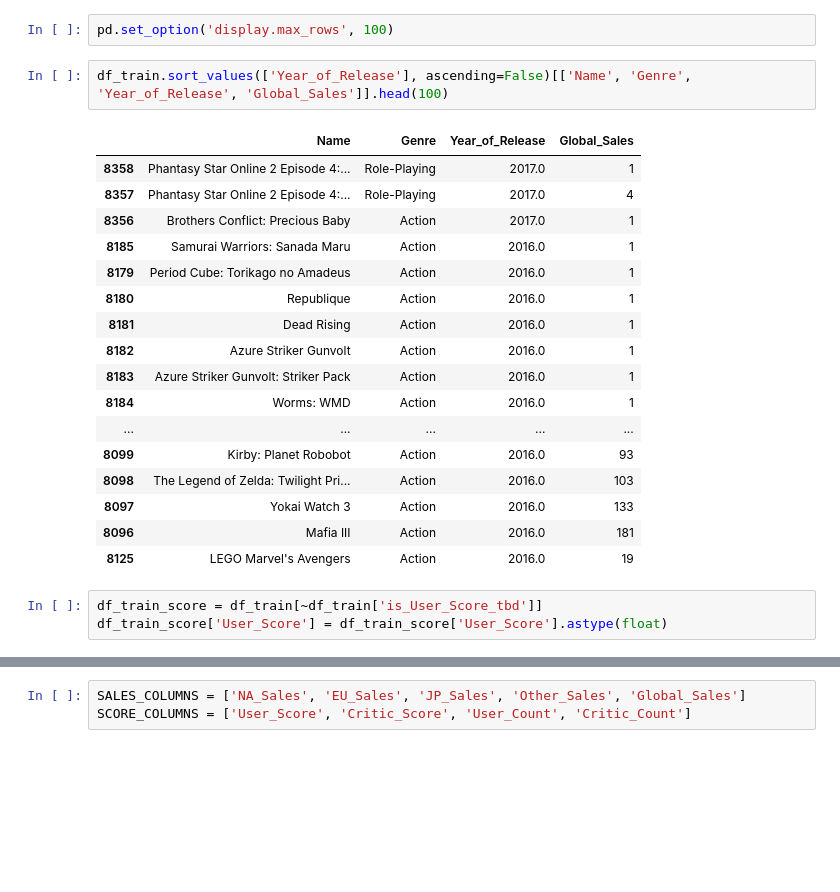
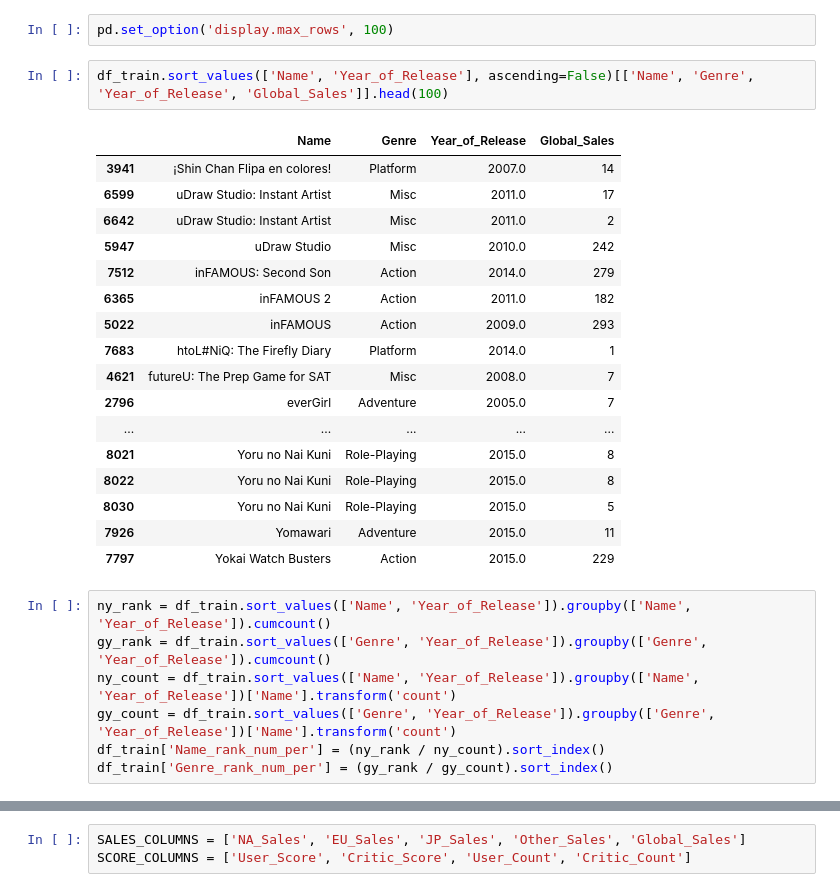
Before and after one commit to cfiken/atmacup8, a Jupyter notebook: notebook/293_eda.ipynb, the cells around one changed output, grey strips where cells are left out. Cells and saved outputs as stored; diff of their text form; blank space fills up the shorter version.

```diff
--- a/notebook/293_eda.ipynb
+++ b/notebook/293_eda.ipynb
@@ -134,25 +134,29 @@ test_others = {
 # %%
 pd.set_option('display.max_rows', 100)
 # %%
-df_train.sort_values(['Year_of_Release'], ascending=False)[['Name', 'Genre', 'Year_of_Release', 'Global_Sales']].head(100)
+df_train.sort_values(['Name', 'Year_of_Release'], ascending=False)[['Name', 'Genre', 'Year_of_Release', 'Global_Sales']].head(100)
 # %% [output]
 |  | Name | Genre | Year_of_Release | Global_Sales |
-| 8358 | Phantasy Star Online 2 Episode 4:... | Role-Playing | 2017.0 | 1 |
-| 8357 | Phantasy Star Online 2 Episode 4:... | Role-Playing | 2017.0 | 4 |
-| 8356 | Brothers Conflict: Precious Baby | Action | 2017.0 | 1 |
-| 8185 | Samurai Warriors: Sanada Maru | Action | 2016.0 | 1 |
-| 8179 | Period Cube: Torikago no Amadeus | Action | 2016.0 | 1 |
-| 8180 | Republique | Action | 2016.0 | 1 |
-| 8181 | Dead Rising | Action | 2016.0 | 1 |
-| 8182 | Azure Striker Gunvolt | Action | 2016.0 | 1 |
-| 8183 | Azure Striker Gunvolt: Striker Pack | Action | 2016.0 | 1 |
-| 8184 | Worms: WMD | Action | 2016.0 | 1 |
+| 3941 | ¡Shin Chan Flipa en colores! | Platform | 2007.0 | 14 |
+| 6599 | uDraw Studio: Instant Artist | Misc | 2011.0 | 17 |
+| 6642 | uDraw Studio: Instant Artist | Misc | 2011.0 | 2 |
+| 5947 | uDraw Studio | Misc | 2010.0 | 242 |
+| 7512 | inFAMOUS: Second Son | Action | 2014.0 | 279 |
+| 6365 | inFAMOUS 2 | Action | 2011.0 | 182 |
+| 5022 | inFAMOUS | Action | 2009.0 | 293 |
+| 7683 | htoL#NiQ: The Firefly Diary | Platform | 2014.0 | 1 |
+| 4621 | futureU: The Prep Game for SAT | Misc | 2008.0 | 7 |
+| 2796 | everGirl | Adventure | 2005.0 | 7 |
 | ... | ... | ... | ... | ... |
-| 8099 | Kirby: Planet Robobot | Action | 2016.0 | 93 |
-| 8098 | The Legend of Zelda: Twilight Pri... | Action | 2016.0 | 103 |
-| 8097 | Yokai Watch 3 | Action | 2016.0 | 133 |
-| 8096 | Mafia III | Action | 2016.0 | 181 |
-| 8125 | LEGO Marvel's Avengers | Action | 2016.0 | 19 |
+| 8021 | Yoru no Nai Kuni | Role-Playing | 2015.0 | 8 |
+| 8022 | Yoru no Nai Kuni | Role-Playing | 2015.0 | 8 |
+| 8030 | Yoru no Nai Kuni | Role-Playing | 2015.0 | 5 |
+| 7926 | Yomawari | Adventure | 2015.0 | 11 |
+| 7797 | Yokai Watch Busters | Action | 2015.0 | 229 |
-# %%
-df_train_score = df_train[~df_train['is_User_Score_tbd']]
-df_train_score['User_Score'] = df_train_score['User_Score'].astype(float)
+# %%
+ny_rank = df_train.sort_values(['Name', 'Year_of_Release']).groupby(['Name', 'Year_of_Release']).cumcount()
+gy_rank = df_train.sort_values(['Genre', 'Year_of_Release']).groupby(['Genre', 'Year_of_Release']).cumcount()
+ny_count = df_train.sort_values(['Name', 'Year_of_Release']).groupby(['Name', 'Year_of_Release'])['Name'].transform('count')
+gy_count = df_train.sort_values(['Genre', 'Year_of_Release']).groupby(['Genre', 'Year_of_Release'])['Name'].transform('count')
+df_train['Name_rank_num_per'] = (ny_rank / ny_count).sort_index()
+df_train['Genre_rank_num_per'] = (gy_rank / gy_count).sort_index()
```
Also changed, not shown: parts of 4 cells of this notebook, 3 other files.
